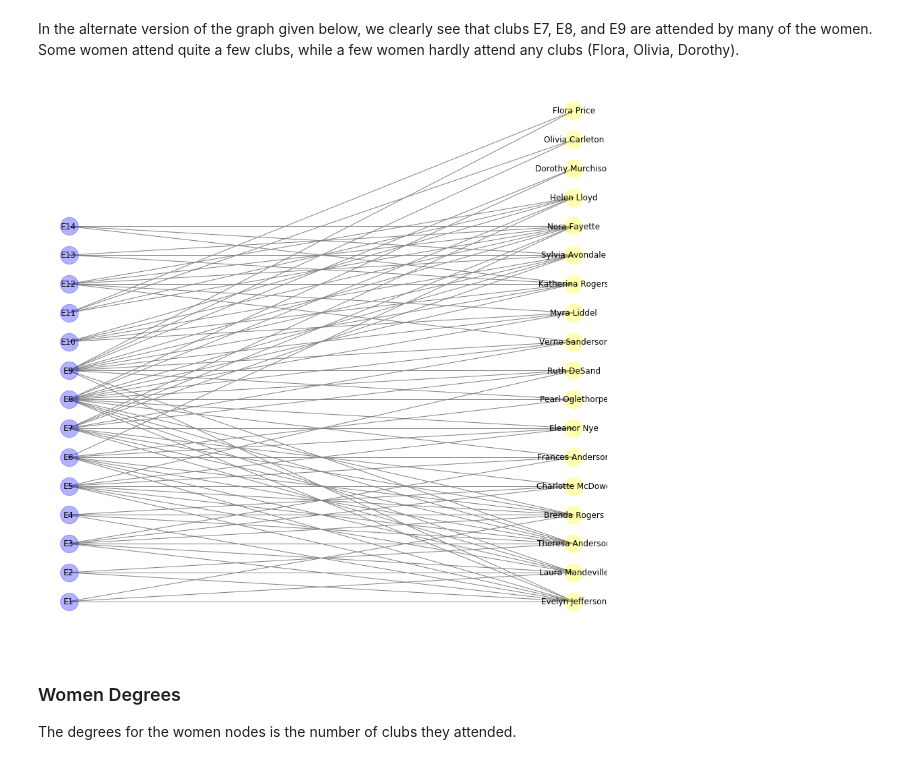
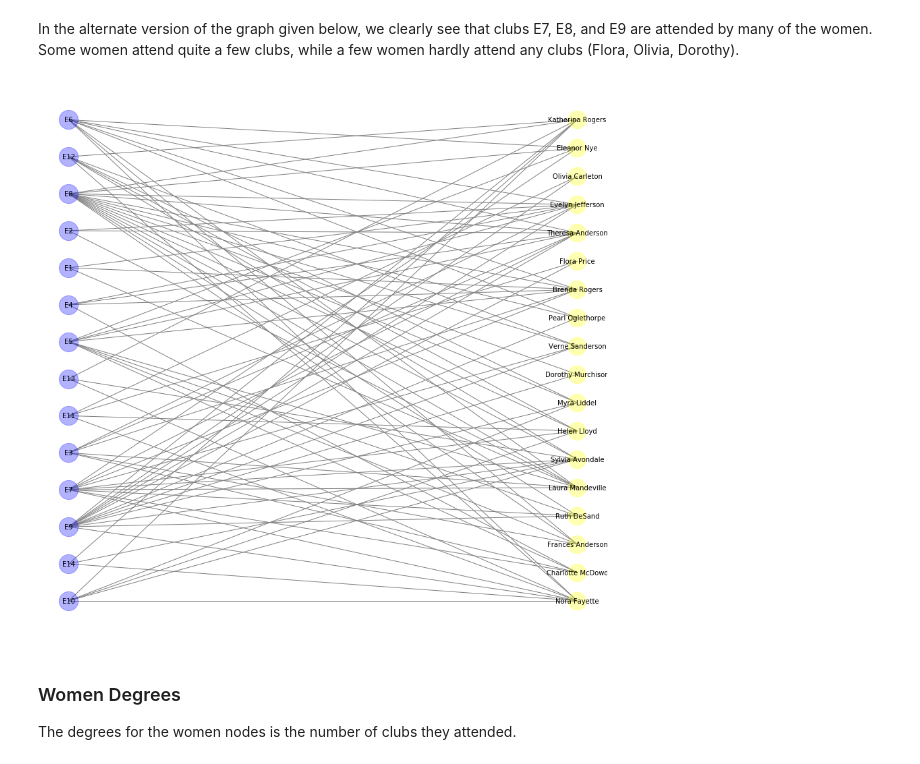
Before and after one commit to jitsen-design/Data_620_Group, a Jupyter notebook: Assignment_Wk3Pt2/Wk3Pt2-Final.ipynb, the cells around one changed output. Cells and saved outputs as stored; diff of their text form; code cells hidden in the pictures.

```diff
--- a/Assignment_Wk3Pt2/Wk3Pt2-Final.ipynb
+++ b/Assignment_Wk3Pt2/Wk3Pt2-Final.ipynb
@@ -91,14 +91,13 @@ In the alternate version of the graph given below, we clearly see that clubs E7,
 # %%
 plt.figure(figsize=(15,15))
 plt.axis('off')
-pos.update((node, (1, club_y)) for club_y, node in enumerate(clubs))
-pos.update((node, (2, women_y)) for women_y, node in enumerate(women))
+pos=nx.drawing.layout.bipartite_layout(G, clubs)
 nx.draw_networkx_nodes(G, pos, nodelist = women, node_color = 'yellow', alpha = 0.3, node_size = 700)
-nx.draw_networkx_nodes(G, pos, nodelist = clubs, node_color = 'blue', alpha = 0.3, node_size = 700)
+nx.draw_networkx_nodes(G, pos, nodelist = clubs, node_color = 'blue', alpha = 0.3, node_size = 800)
 nx.draw_networkx_edges(G, pos, edge_color = 'gray')
-nx.draw_networkx_labels(G, pos);
+nx.draw_networkx_labels(G, pos, font_size = 10);
 # %% [output]
-[figure, old version]
+[figure, new version]
 # %% [markdown]
 ### Women Degrees
 The degrees for the women nodes is the number of clubs they attended.
```
Also changed, not shown: parts of 11 cells of this notebook.
